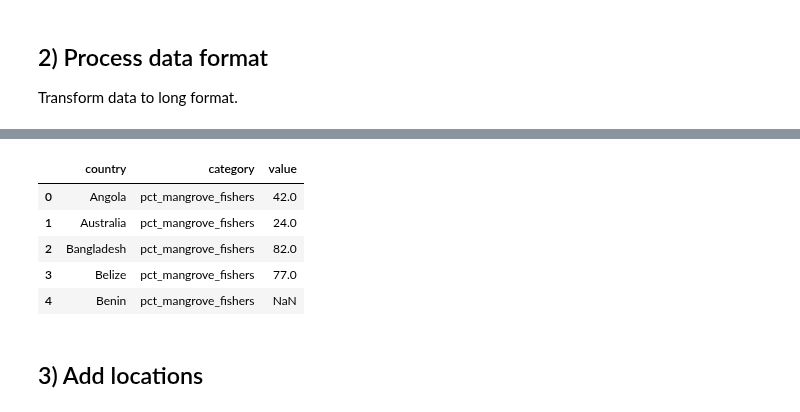
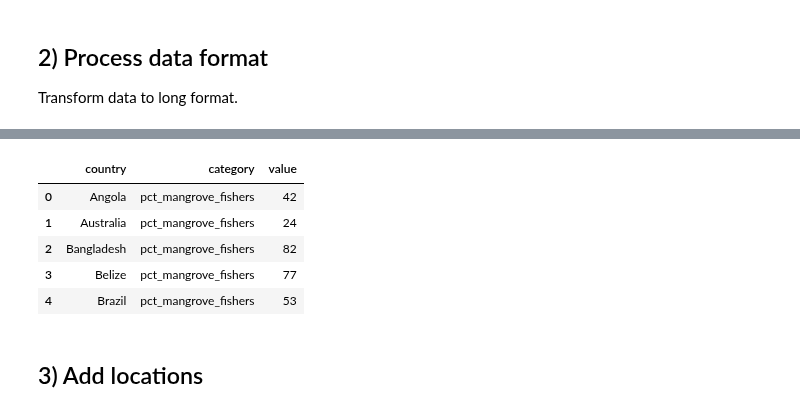
Before and after one commit to Vizzuality/mangrove-atlas, a Jupyter notebook: data/notebooks/Lab/data_processing/widgets-v2/fishing_pressure_data_preparation.ipynb, the cells around one changed output, grey strips where cells are left out. Cells and saved outputs as stored; diff of their text form; code cells hidden in the pictures.

```diff
--- a/data/notebooks/Lab/data_processing/widgets-v2/fishing_pressure_data_preparation.ipynb
+++ b/data/notebooks/Lab/data_processing/widgets-v2/fishing_pressure_data_preparation.ipynb
@@ -59,0 +49,12 @@ df_median.head()
+# %%
+df_median = pd.read_csv(f'{gcs_bucket}/Mangrove_Fishers_Median.csv')
+df_median.columns = df_median.columns.str.lower()
+df_median.columns = ['country','pct_mangrove_fishers', 'median', 'range']
+df_median = df_median[df_median['median'].notna()]
+df_median['median'] = df_median['median'].str.replace('<', '').astype(int)
+df_median['range'] = df_median['range'].str.replace('04/25', '4-7125') #Fix Colombia data
+df_median[['range_min', 'range_max']] = df_median['range'].str.split('-', expand=True)
+df_median.drop(columns=['range'], inplace=True)
+#df_median['range_min'] = df_median['range_min'].astype(int)
+#df_median['range_max'] = df_median['range_max'].astype(int)
+df_median.head()
@@ -85,13 +93,15 @@ df_long_buckets.groupby(['category']).agg({'value': ['mean','min', 'max']})
 # %%
 df_median_long = df_median.melt(id_vars=['country'], var_name='category', value_name='value')
+df_median_long = df_median_long[df_median_long['value'].notna()]
+df_median_long['value'] = df_median_long['value'].astype(int)
 df_median_long.head()
 # %% [output]
 |  | country | category | value |
-| 0 | Angola | pct_mangrove_fishers | 42.0 |
-| 1 | Australia | pct_mangrove_fishers | 24.0 |
-| 2 | Bangladesh | pct_mangrove_fishers | 82.0 |
-| 3 | Belize | pct_mangrove_fishers | 77.0 |
-| 4 | Benin | pct_mangrove_fishers | NaN |
+| 0 | Angola | pct_mangrove_fishers | 42 |
+| 1 | Australia | pct_mangrove_fishers | 24 |
+| 2 | Bangladesh | pct_mangrove_fishers | 82 |
+| 3 | Belize | pct_mangrove_fishers | 77 |
+| 4 | Brazil | pct_mangrove_fishers | 53 |
 # %% [markdown]
 ## 3) Add locations
 # %%
```
Also changed, not shown: parts of 13 cells of this notebook, 1 other file.
